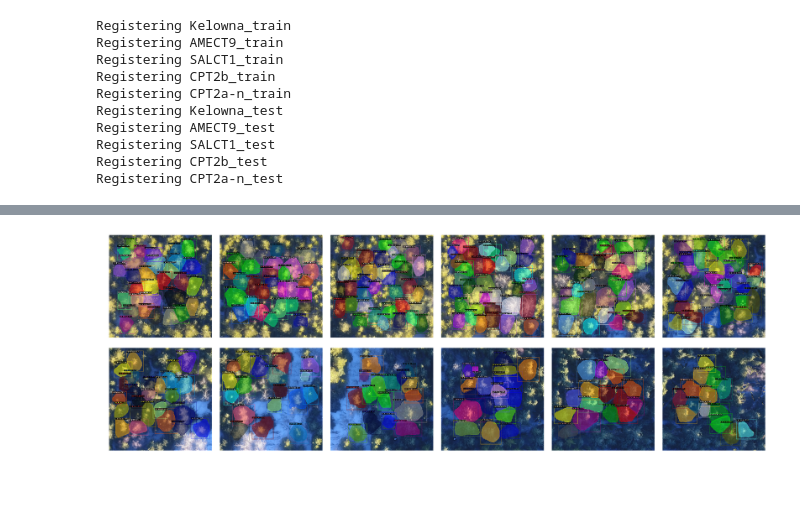
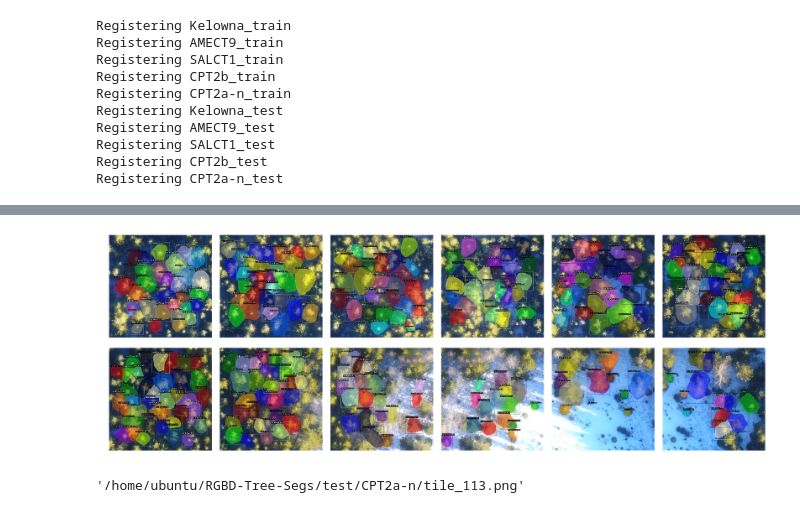
Before and after one commit to tomginsberg/drone-tree-id, a Jupyter notebook: notebooks/vis.ipynb, the cells around one changed output, grey strips where cells are left out. Saved outputs shown, nothing was run; the diff lists cells and outputs as text; code cells hidden in the pictures.

```diff
--- a/notebooks/vis.ipynb
+++ b/notebooks/vis.ipynb
@@ -29,7 +29,7 @@ Registering CPT2a-n_test
 # %%
 config_file = '../configs/deepent_rcnn_R_50_FPN.yaml'
 threshold = 0.5
-model = '../output/baseline_17_01_2019/model_0019999.pth'
+model = '../output/baseline_25_01_2020/model_0054999.pth'
 samples = 1
 dataset = 'CPT2a-n_train'
 type_ = 'many'
@@ -117,17 +105,17 @@ VIS_PERIOD: 0
 # %%
 h = 10
 fig, axes = plt.subplots(2,6, figsize=(3*h,h))
 fig.subplots_adjust(hspace=.1, wspace=0)
-i = 595-8 # 505
+i = 334
 for ax in axes.ravel():
     dic = data[i]
     img = cv2.imread(dic["file_name"])
     predictions = predictor(img)
     visualizer = Visualizer(img, metadata=metadata) # instance_mode=ColorMode.IMAGE_BW
     vis = visualizer.draw_instance_predictions(predictions["instances"].to("cpu")).get_image()
     ax.imshow(vis)
     ax.set_axis_off()
     i += 1
-plt.savefig('poster_demo.png')
+# plt.savefig('poster_demo.png')
 # %% [output]
-[figure, old version]
+[figure, new version]
@@ -133,0 +130,4 @@ plt.savefig('poster_demo.png')
+# %%
+dic["file_name"]
+# %% [output]
+'/home/ubuntu/RGBD-Tree-Segs/test/CPT2a-n/tile_113.png'
```
Also changed, not shown: parts of 18 cells of this notebook, 6 other files.
